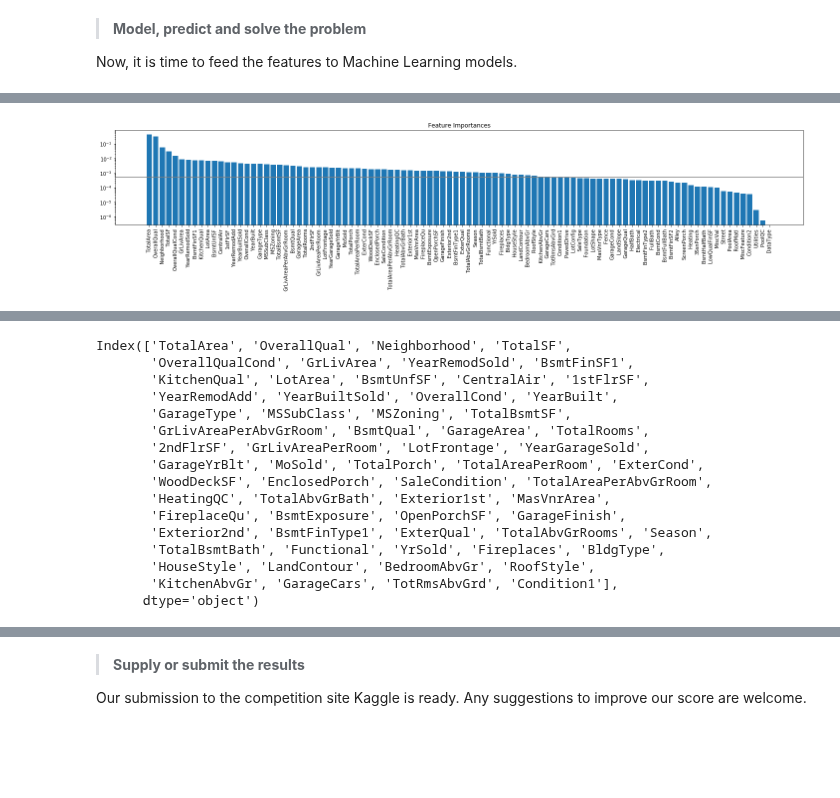
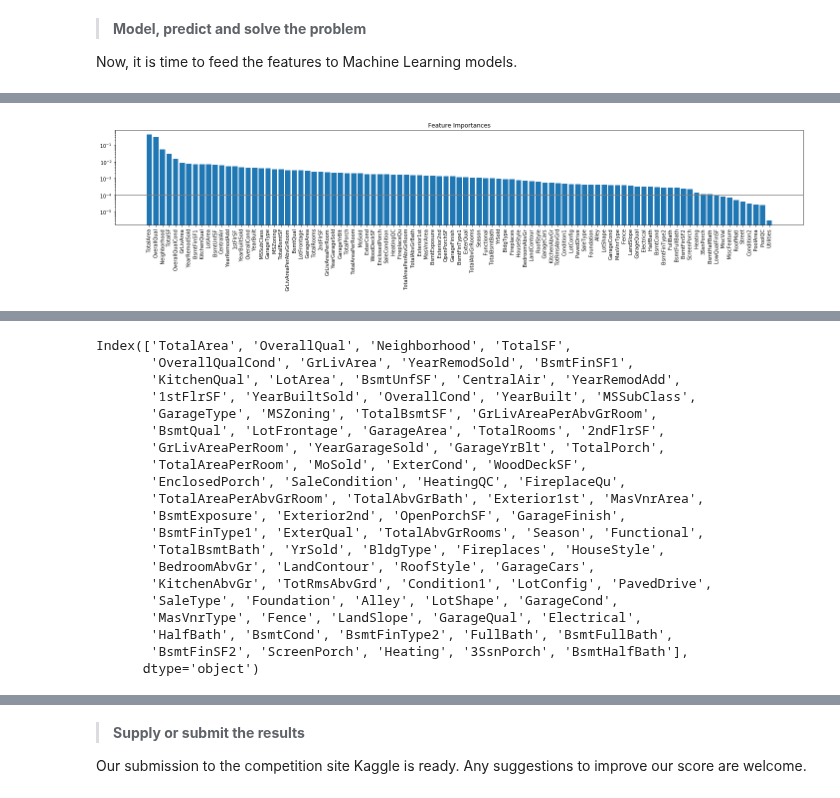
Before and after one commit to monthepp/kaggle, a Jupyter notebook: house_prices_advanced_regression_techniques/house_prices_advanced_regression_techniques.ipynb, the cells around one changed output, grey strips where cells are left out. Saved outputs shown, nothing was run; the diff lists cells and outputs as text; code cells hidden in the pictures; blank space fills up the shorter version.

```diff
--- a/house_prices_advanced_regression_techniques/house_prices_advanced_regression_techniques.ipynb
+++ b/house_prices_advanced_regression_techniques/house_prices_advanced_regression_techniques.ipynb
@@ -277,3 +276,14 @@ featuresort(train_df, 'MSSubClass', 'SalePrice')
+# %%
+# feature extraction: MSZoning
+data_df['MSZoning'] = data_df['MSZoning'].fillna(data_df['MSZoning'].value_counts().idxmax())
+# %%
+# feature extraction: simple fillna for all columns
+for col in data_df.select_dtypes(include=['number']).columns.tolist():
+    skewness = skew(data_df[col].dropna())
+    if skewness > 1.0: data_df[col] = np.log1p(data_df[col])
+    data_df[col] = data_df[col].fillna(0)
+for col in data_df.select_dtypes(include=['object']).columns.tolist():
+    data_df[col] = data_df[col].fillna('None')
 # %%
 # feature extraction: change all category features to median sorting
 for col in col_object[:-1]:
@@ -281,11 +291,3 @@ for col in col_object[:-1]:
-# %%
-# feature extraction: simple fillna for all columns
-for col in data_df.select_dtypes(include=['number']).columns.tolist():
-    skewness = skew(data_df[col].dropna())
-    if skewness > 0.75: data_df[col] = np.log1p(data_df[col])
-    data_df[col] = data_df[col].fillna(0)
-for col in data_df.select_dtypes(include=['object']).columns.tolist():
-    data_df[col] = data_df[col].fillna('None')
 # %%
 # feature extraction: DataType
 data_df['DataType'] = data_df['DataType'].map({'testing': 0, 'training': 1, 'excluded': '2'})
@@ -422,7 +424,7 @@ pivottable.style.background_gradient(cmap='Blues')
 Now, it is time to feed the features to Machine Learning models.
 # %%
 # select all features to evaluate the feature importances
-x = data_df[data_df['DataType'] == 1].drop(['Id', 'SalePrice'], axis=1)
+x = data_df[data_df['DataType'] == 1].drop(['Id', 'SalePrice', 'DataType'], axis=1)
 y = data_df[data_df['DataType'] == 1]['SalePrice']
 # %%
 x.head(n=3)
@@ -438,15 +440,15 @@ feat = pd.DataFrame(data=forestreg.feature_importances_, index=x.columns, column
 # %%
 # plot the feature importances
 fig, ax = plt.subplots(figsize=(20, 5))
 plt.title('Feature Importances')
 plt.bar(feat.index, feat['FeatureImportances'])
-plt.axhline(0.0005, color="grey")
+plt.axhline(0.0001, color="grey")
 ax.set_xticklabels(feat.index, rotation='vertical')
 ax.set_yscale('log')
 plt.tight_layout()
 plt.show()
 # %% [output]
-[figure, old version]
+[figure, new version]
 # %%
 # list all features
 data_df.columns
@@ -470,23 +472,27 @@ Index(['Id', 'MSSubClass', 'MSZoning', 'LotFrontage', 'LotArea', 'Street',
       dtype='object')
 # %%
 # list feature importances
-feat[feat['FeatureImportances'] > 0.0005].index
+feat[feat['FeatureImportances'] > 0.0001].index
 # %% [output]
 Index(['TotalArea', 'OverallQual', 'Neighborhood', 'TotalSF',
        'OverallQualCond', 'GrLivArea', 'YearRemodSold', 'BsmtFinSF1',
-       'KitchenQual', 'LotArea', 'BsmtUnfSF', 'CentralAir', '1stFlrSF',
-       'YearRemodAdd', 'YearBuiltSold', 'OverallCond', 'YearBuilt',
-       'GarageType', 'MSSubClass', 'MSZoning', 'TotalBsmtSF',
-       'GrLivAreaPerAbvGrRoom', 'BsmtQual', 'GarageArea', 'TotalRooms',
-       '2ndFlrSF', 'GrLivAreaPerRoom', 'LotFrontage', 'YearGarageSold',
-       'GarageYrBlt', 'MoSold', 'TotalPorch', 'TotalAreaPerRoom', 'ExterCond',
-       'WoodDeckSF', 'EnclosedPorch', 'SaleCondition', 'TotalAreaPerAbvGrRoom',
-       'HeatingQC', 'TotalAbvGrBath', 'Exterior1st', 'MasVnrArea',
-       'FireplaceQu', 'BsmtExposure', 'OpenPorchSF', 'GarageFinish',
-       'Exterior2nd', 'BsmtFinType1', 'ExterQual', 'TotalAbvGrRooms', 'Season',
-       'TotalBsmtBath', 'Functional', 'YrSold', 'Fireplaces', 'BldgType',
-       'HouseStyle', 'LandContour', 'BedroomAbvGr', 'RoofStyle',
-       'KitchenAbvGr', 'GarageCars', 'TotRmsAbvGrd', 'Condition1'],
+       'KitchenQual', 'LotArea', 'BsmtUnfSF', 'CentralAir', 'YearRemodAdd',
+       '1stFlrSF', 'YearBuiltSold', 'OverallCond', 'YearBuilt', 'MSSubClass',
+       'GarageType', 'MSZoning', 'TotalBsmtSF', 'GrLivAreaPerAbvGrRoom',
+       'BsmtQual', 'LotFrontage', 'GarageArea', 'TotalRooms', '2ndFlrSF',
+       'GrLivAreaPerRoom', 'YearGarageSold', 'GarageYrBlt', 'TotalPorch',
+       'TotalAreaPerRoom', 'MoSold', 'ExterCond', 'WoodDeckSF',
+       'EnclosedPorch', 'SaleCondition', 'HeatingQC', 'FireplaceQu',
+       'TotalAreaPerAbvGrRoom', 'TotalAbvGrBath', 'Exterior1st', 'MasVnrArea',
+       'BsmtExposure', 'Exterior2nd', 'OpenPorchSF', 'GarageFinish',
+       'BsmtFinType1', 'ExterQual', 'TotalAbvGrRooms', 'Season', 'Functional',
+       'TotalBsmtBath', 'YrSold', 'BldgType', 'Fireplaces', 'HouseStyle',
+       'BedroomAbvGr', 'LandContour', 'RoofStyle', 'GarageCars',
+       'KitchenAbvGr', 'TotRmsAbvGrd', 'Condition1', 'LotConfig', 'PavedDrive',
+       'SaleType', 'Foundation', 'Alley', 'LotShape', 'GarageCond',
+       'MasVnrType', 'Fence', 'LandSlope', 'GarageQual', 'Electrical',
+       'HalfBath', 'BsmtCond', 'BsmtFinType2', 'FullBath', 'BsmtFullBath',
+       'BsmtFinSF2', 'ScreenPorch', 'Heating', '3SsnPorch', 'BsmtHalfBath'],
       dtype='object')
 # %%
 # select the important features
```
Also changed, not shown: parts of 24 cells of this notebook.
